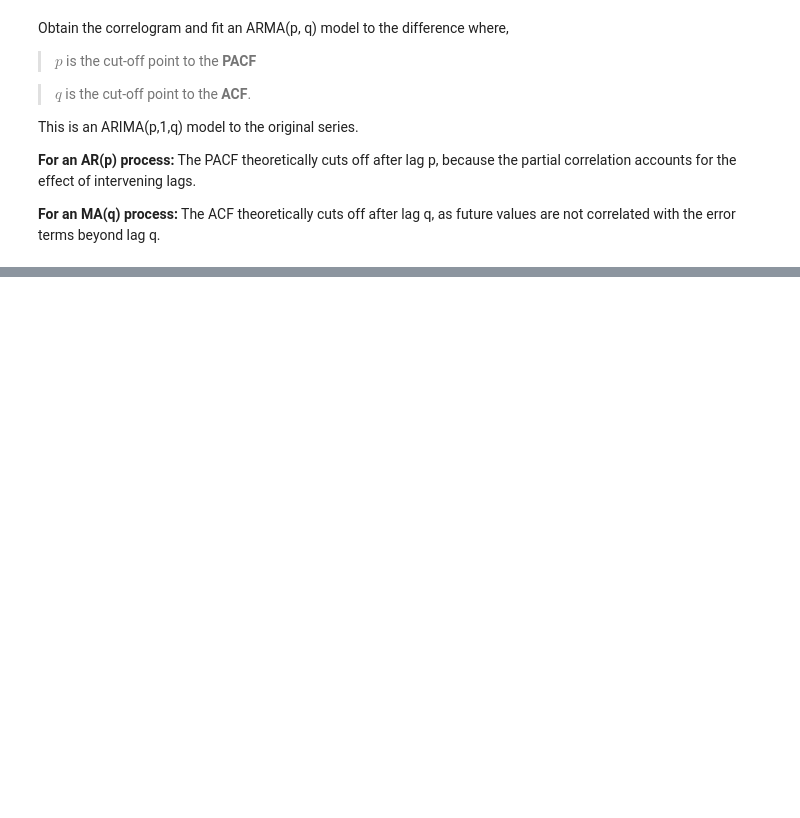
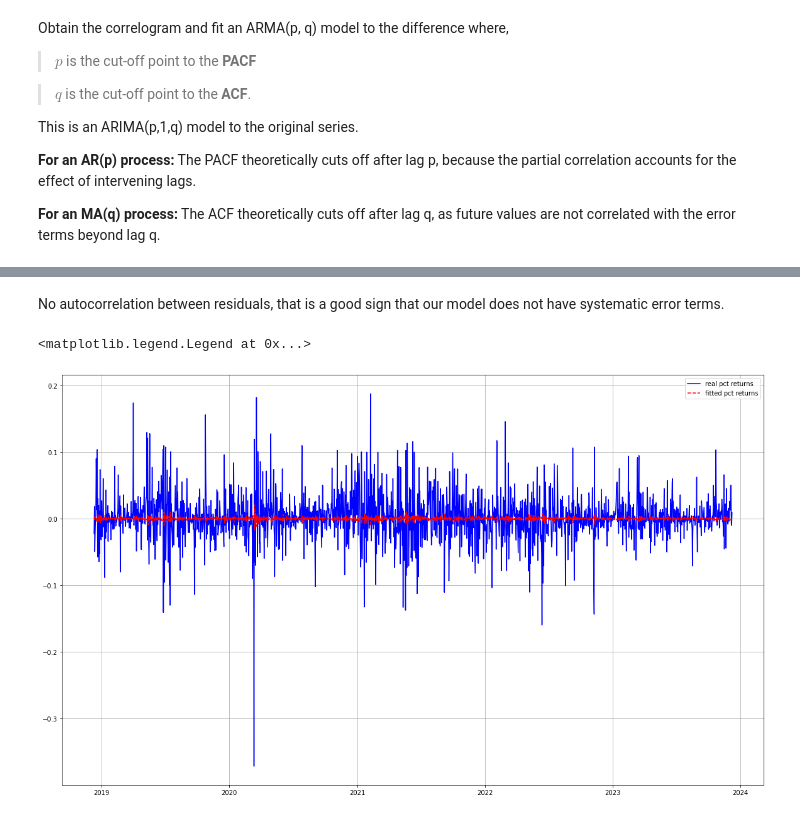
Before and after one commit to adevrent/wqu_mscfe, a Jupyter notebook: Financial Econometrics/M4/BTC_ARIMA_practice.ipynb, the cells around one changed output, grey strips where cells are left out. Drawn from its saved outputs; the diff is of its cells as text; code cells hidden in the pictures; blank space fills up the shorter version.

```diff
--- a/Financial Econometrics/M4/BTC_ARIMA_practice.ipynb
+++ b/Financial Econometrics/M4/BTC_ARIMA_practice.ipynb
@@ -114,0 +192,11 @@ plot_pacf(df_btc.loc[:, "pct_1"], title="PACF", ax=axs[1])
+# %% [markdown]
+No autocorrelation between residuals, that is a good sign that our model does not have systematic error terms.
+# %%
+plt.figure(figsize=(20, 12))
+plt.plot(df_btc["pct_1"], "b", label="real pct returns")
+plt.plot(btc_arima_101.fittedvalues, "r--", label="fitted pct returns")
+plt.grid()
+plt.legend()
+# %% [output]
+<matplotlib.legend.Legend at 0x...>
+[figure, added]
```
Also changed, not shown: parts of 16 cells of this notebook, 1 other file.
